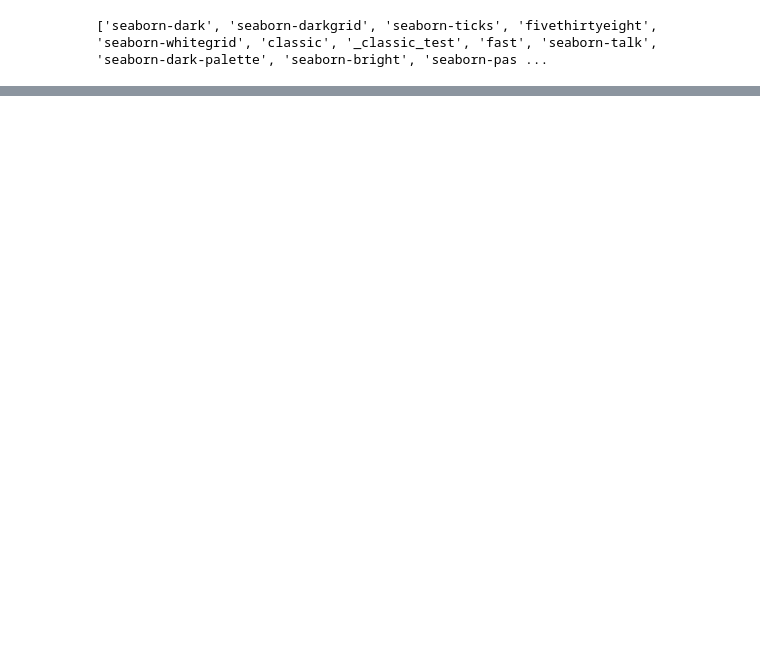
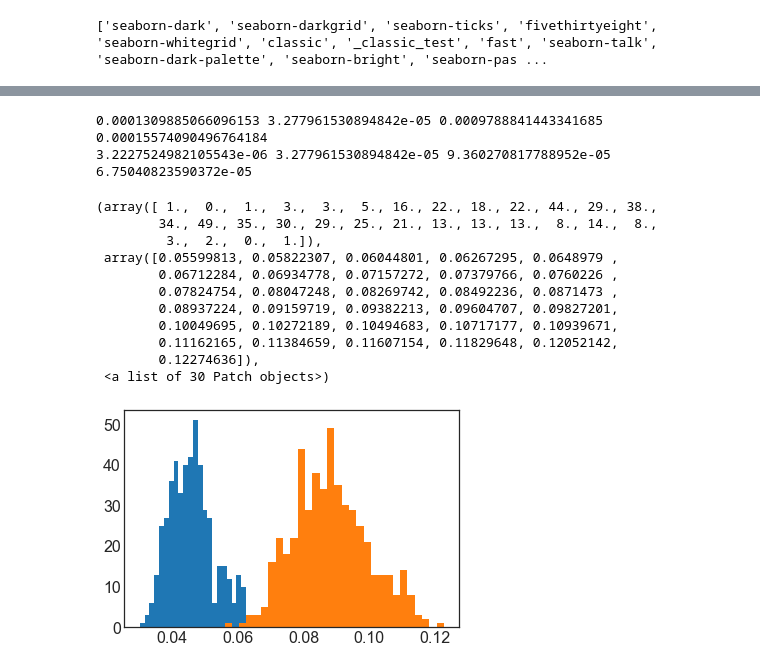
Before and after one commit to hstrey/Ornstein-Uhlenbeck-Correlations, a Jupyter notebook: Correlated OU parameter estimation from simulation.ipynb, the cells around one changed output, grey strips where cells are left out. Saved outputs shown, nothing was run; the diff lists cells and outputs as text; code cells hidden in the pictures; blank space fills up the shorter version.

```diff
--- a/Correlated OU parameter estimation from simulation.ipynb
+++ b/Correlated OU parameter estimation from simulation.ipynb
@@ -368,15 +377,18 @@ for index, row in corr10k05.iterrows():
 # %%
-corr10k05['A1'] = A1_list
-corr10k05['A2'] = A2_list
-corr10k05['dA1'] = dA1_list
-corr10k05['dA2'] = dA2_list
-corr10k05['D'] = D_list
-corr10k05['dD'] = dD_list
-corr10k05['C'] = C_list
-corr10k05['dC'] = dC_list
-corr10k05['tau1'] = tau1_list
-corr10k05['tau2'] = tau2_list
-corr10k05['dtau1'] = dtau1_list
-corr10k05['dtau2'] = dtau2_list
+corr1k05['A1'] = A1_list
+corr1k05['A2'] = A2_list
+corr1k05['dA1'] = dA1_list
+corr1k05['dA2'] = dA2_list
+corr1k05['D'] = D_list
+corr1k05['dD'] = dD_list
+corr1k05['dA1dA2'] = dA1dA2_list
+corr1k05['dA1dD'] = dA1dD_list
+corr1k05['dA2dD'] = dA2dD_list
+corr1k05['C'] = C_list
+corr1k05['dC'] = dC_list
+corr1k05['tau1'] = tau1_list
+corr1k05['tau2'] = tau2_list
+corr1k05['dtau1'] = dtau1_list
+corr1k05['dtau2'] = dtau2_list
 # %%
 # display statistics
@@ -391,0 +404,23 @@ print(corr10k05['a2'].mean(),corr10k05['a2'].std(),corr10k05['da2'].mean(),corr1
+# %%
+# display statistics
+print(corr1k05['dA1dA2'].mean(),corr1k05['dA1dA2'].std(),corr1k05['dA1dD'].mean(),corr1k05['dA2dD'].mean())
+print(corr1k05['da1da2'].mean(),corr1k05['dA1dA2'].std(),corr1k05['da1dd'].mean(),corr1k05['dasdd'].mean())
+# %% [output]
+0.0001309885066096153 3.277961530894842e-05 0.0009788841443341685 0.00015574090496764184
+3.2227524982105543e-06 3.277961530894842e-05 9.360270817788952e-05 6.75040823590372e-05
+# %%
+plt.hist(corr1k05['dA1'],bins=30)
+plt.hist(corr1k05['da1'],bins=30)
+# %% [output]
+(array([ 1.,  0.,  1.,  3.,  3.,  5., 16., 22., 18., 22., 44., 29., 38.,
+        34., 49., 35., 30., 29., 25., 21., 13., 13., 13.,  8., 14.,  8.,
+         3.,  2.,  0.,  1.]),
+ array([0.05599813, 0.05822307, 0.06044801, 0.06267295, 0.0648979 ,
+        0.06712284, 0.06934778, 0.07157272, 0.07379766, 0.0760226 ,
+        0.07824754, 0.08047248, 0.08269742, 0.08492236, 0.0871473 ,
+        0.08937224, 0.09159719, 0.09382213, 0.09604707, 0.09827201,
+        0.10049695, 0.10272189, 0.10494683, 0.10717177, 0.10939671,
+        0.11162165, 0.11384659, 0.11607154, 0.11829648, 0.12052142,
+        0.12274636]),
+ <a list of 30 Patch objects>)
+[figure, added]
```
Also changed, not shown: parts of 13 cells of this notebook, 1 other file.
